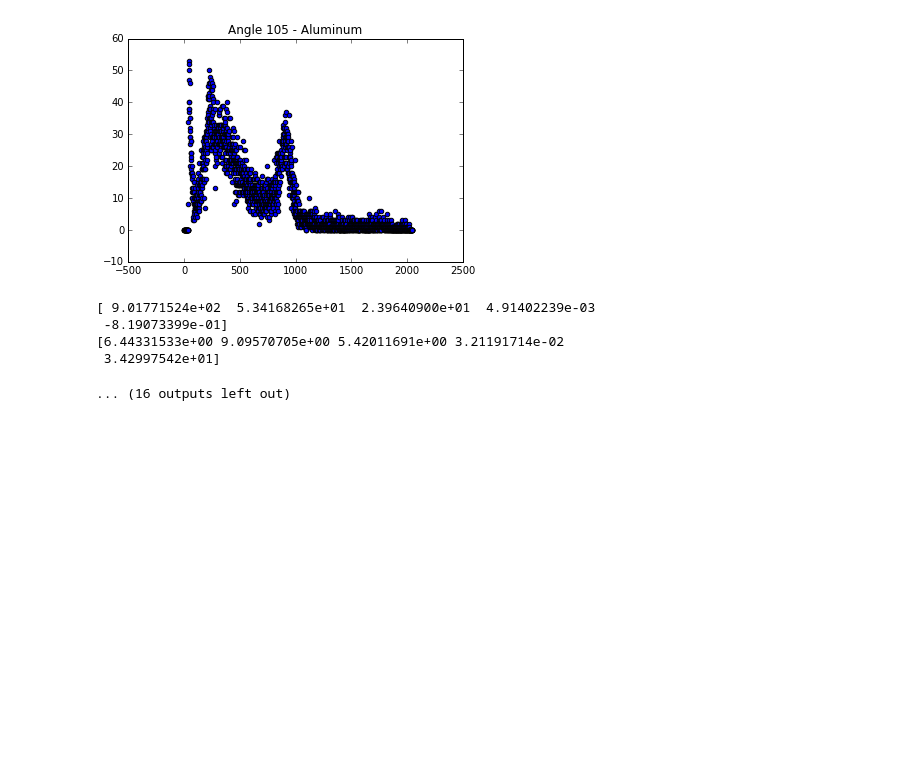
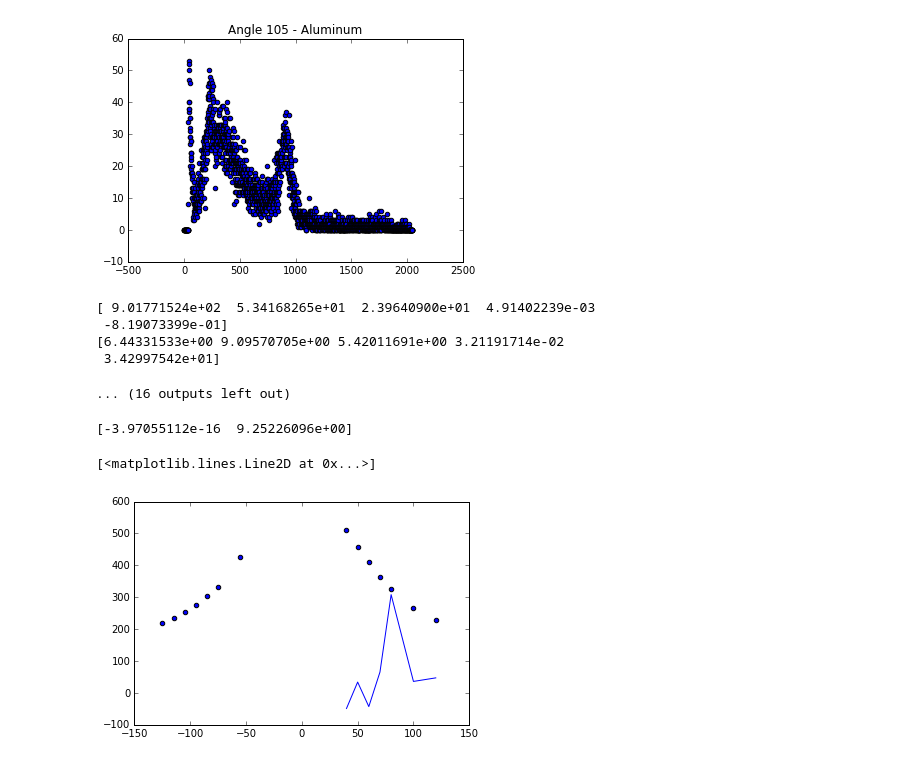
Before and after one commit to jmanlarkin/Compton, a Jupyter notebook: Scattering Fits.ipynb, the cells around one changed output. Cells and saved outputs as stored; diff of their text form; code cells hidden in the pictures; blank space fills up the shorter version.

```diff
--- a/Scattering Fits.ipynb
+++ b/Scattering Fits.ipynb
@@ -1,12 +78,4 @@
 # %%
-import numpy as np
-import matplotlib.pyplot as plt
-%matplotlib inline
-import pandas as pd
-import spinmob as sm
-import mcphysics as mphys
-from scipy.optimize import curve_fit
-
 #Gaussian, where m=peak, o=variance, A=amplitude, B=Linear Coeff., C=Linear Offset
 def Gaussian(x, m, o, A, B, C):
     return A*np.exp(-0.5*(((x-m)/o)**2)) + B*x + C
@@ -246,9 +315,13 @@ Al_300peak_x = 631
 Al_300param = Fit(data14, 100, Al_300peak_x)
 Al_300chi = Chi(Al_300param[0], data14, 100, Al_300peak_x)
 
-peaks = np.asarray([[Al_55param[0][0]], Al_65param[0][0], Al_75param[0][0], Al_85param[0][0], Al_95param[0][0],
+peaks = np.asarray([Al_55param[0][0], Al_65param[0][0], Al_75param[0][0], Al_85param[0][0], Al_95param[0][0],
                   Al_105param[0][0], Al_125param[0][0], Al_220param[0][0], Al_230param[0][0], Al_240param[0][0],
                   Al_250param[0][0], Al_260param[0][0], Al_280param[0][0], Al_300param[0][0]])
+
+err = np.asarray([[Al_55param[0][1]], Al_65param[0][1], Al_75param[0][1], Al_85param[0][1], Al_95param[0][1],
+                  Al_105param[0][1], Al_125param[0][1], Al_220param[0][1], Al_230param[0][1], Al_240param[0][1],
+                  Al_250param[0][1], Al_260param[0][1], Al_280param[0][1], Al_300param[0][1]])
 # %% [output]
 [figure]
 [ 6.06927659e+02 -2.97122177e+01  6.65845702e+01 -1.23367441e-01
@@ -276,3 +349,25 @@ peaks = np.asarray([[Al_55param[0][0]], Al_65param[0][0], Al_75param[0][0], Al_8
 [6.44331533e+00 9.09570705e+00 5.42011691e+00 3.21191714e-02
  3.42997542e+01]
 ... (16 outputs left out)
+# %%
+from scipy import constants
+
+def Energy(angles, m, phi):
+    A = 1/(661.657)
+    B = 1/(m*constants.c**2)
+    return 1/(A+B*np.cos(angles-phi))
+
+angles = np.asarray([55, 65, 75, 85, 95, 105, 125, 220, 230, 240, 250, 260, 280, 300])
+
+energies = Linear(peaks, *linearFit_par)
+
+test1, test2 = curve_fit(Energy, angles[7:]-180, energies[7:], p0=[constants.e, 0.0])
+
+print(test1)
+
+plt.scatter(angles-180, energies)
+plt.plot(angles[7:]-180, Energy(angles[7:]-180, *test1))
+# %% [output]
+[-3.97055112e-16  9.25226096e+00]
+[<matplotlib.lines.Line2D at 0x...>]
+[figure, added]
```
Also changed, not shown: parts of 2 cells of this notebook.
